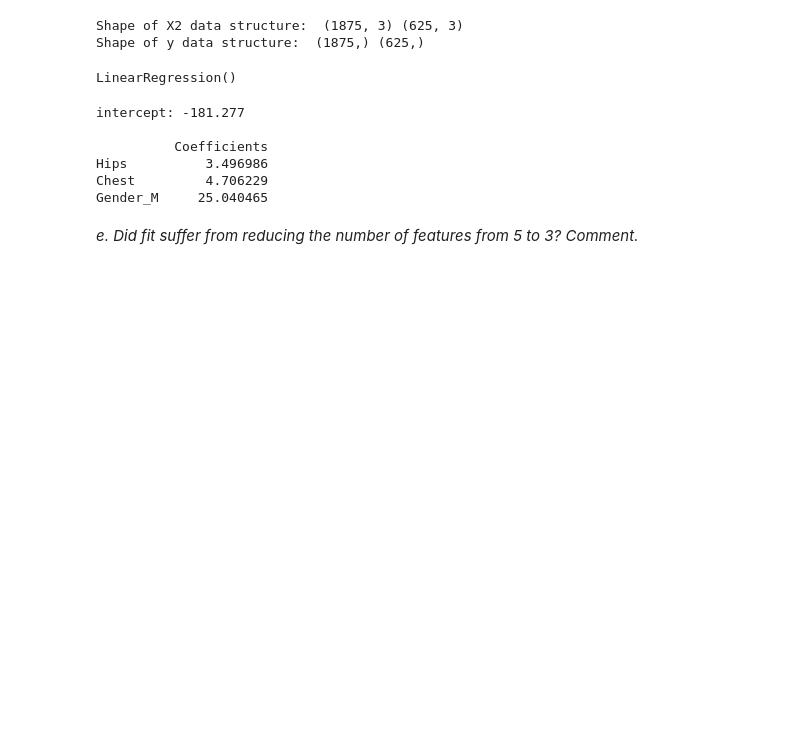
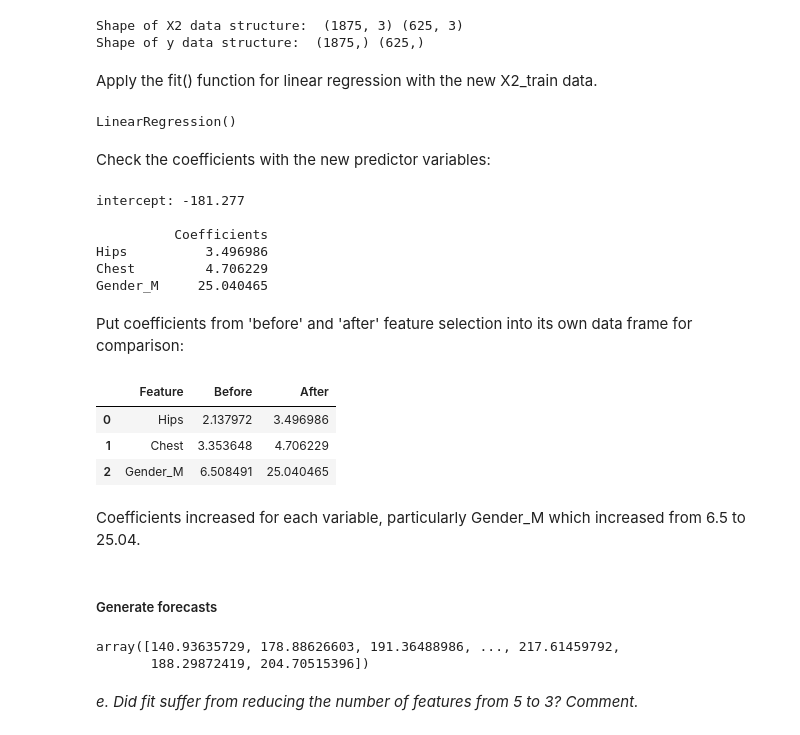
Before and after one commit to Chaser260/GSCM-575-ML, a Jupyter notebook: code/HW04WP_ML.ipynb, the cells around one changed output. Cells and saved outputs as stored; diff of their text form; code cells hidden in the pictures; blank space fills up the shorter version.

```diff
--- a/code/HW04WP_ML.ipynb
+++ b/code/HW04WP_ML.ipynb
@@ -396,10 +401,14 @@ print('Shape of y data structure: ', y_train.shape, y_test.shape)
 # %% [output]
 Shape of X2 data structure:  (1875, 3) (625, 3)
 Shape of y data structure:  (1875,) (625,)
+# %% [markdown]
+Apply the fit() function for linear regression with the new X2_train data.
 # %%
 reg_model.fit(X2_train, y_train)
 # %% [output]
 LinearRegression()
+# %% [markdown]
+Check the coefficients with the new predictor variables:
 # %%
 print("intercept: %.3f" % (reg_model.intercept_), "\n")
 cdf = pd.DataFrame(reg_model.coef_, X2.columns, columns=['Coefficients'])
@@ -411,8 +420,26 @@ intercept: -181.277
 Hips          3.496986
 Chest         4.706229
 Gender_M     25.040465
+# %% [markdown]
+Put coefficients from 'before' and 'after' feature selection into its own data frame for comparison:
+# %%
+pd.DataFrame({'Feature': ['Hips', 'Chest', 'Gender_M'], 'Before': [2.137972, 3.353648, 6.508491], 'After': [3.496986, 4.706229, 25.040465]})
+# %% [output]
+|  | Feature | Before | After |
+| 0 | Hips | 2.137972 | 3.496986 |
+| 1 | Chest | 3.353648 | 4.706229 |
+| 2 | Gender_M | 6.508491 | 25.040465 |
+# %% [markdown]
+Coefficients increased for each variable, particularly Gender_M which increased from 6.5 to 25.04.
+# %% [markdown]
+##### Generate forecasts
 # %%
 y_fit2 = reg_model.predict(X2_train)
 y_pred2 = reg_model.predict(X2_test)
+# %%
+y_fit2
+# %% [output]
+array([140.93635729, 178.88626603, 191.36488986, ..., 217.61459792,
+       188.29872419, 204.70515396])
 # %% [markdown]
 *e. Did fit suffer from reducing the number of features from 5 to 3? Comment.*
```
Also changed, not shown: parts of 15 cells of this notebook, 1 other file.
